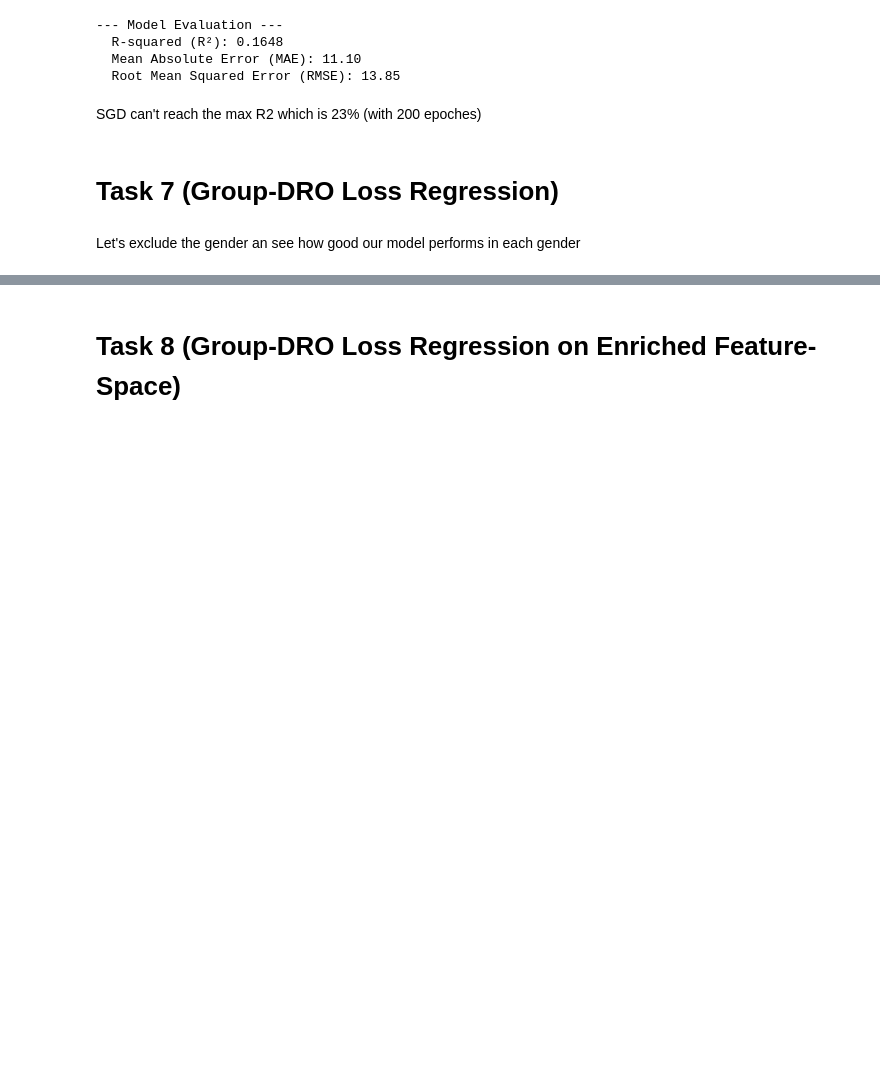
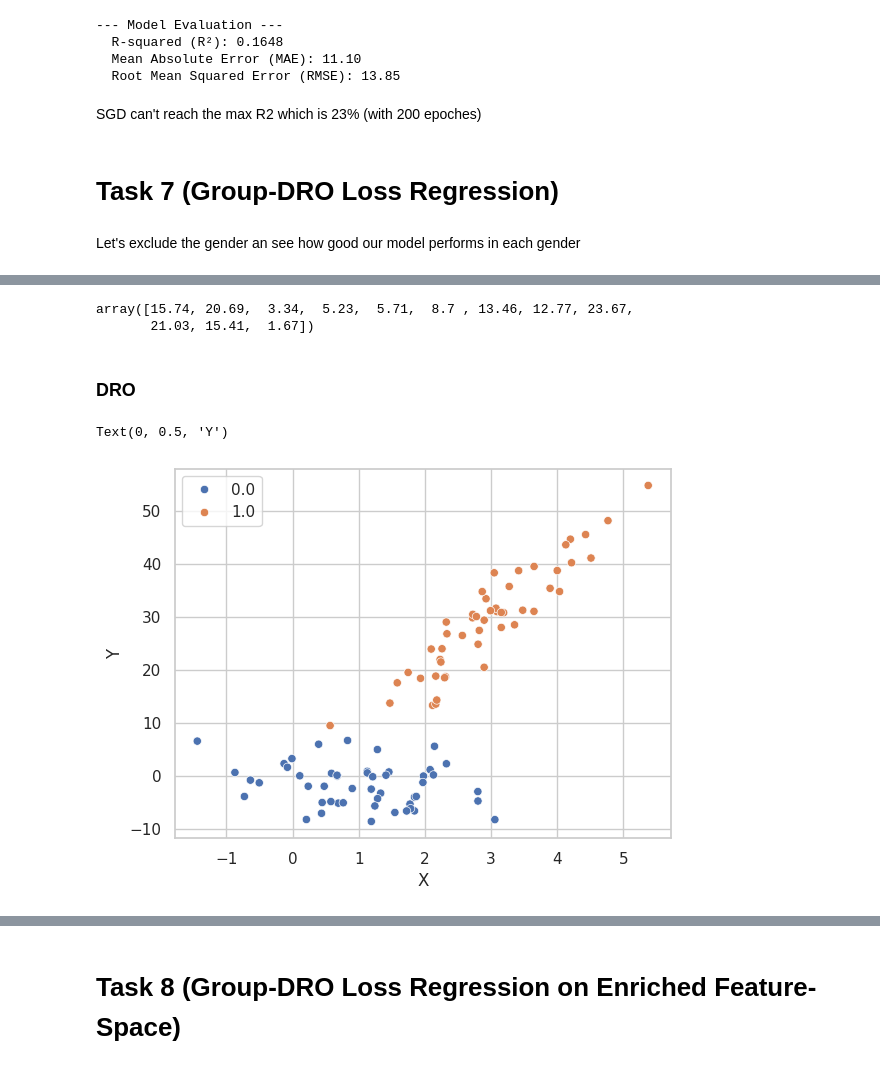
Before and after one commit to akp2003/Machine_Learning_Exercises, a Jupyter notebook: Adv_AI/P1/Project1.ipynb, the cells around one changed output, grey strips where cells are left out. Cells and saved outputs as stored; diff of their text form; code cells hidden in the pictures; blank space fills up the shorter version.

```diff
--- a/Adv_AI/P1/Project1.ipynb
+++ b/Adv_AI/P1/Project1.ipynb
@@ -954,0 +1081,20 @@ plt.plot([min_val, max_val], [min_val, max_val], 'r--', lw=2)
+# %%
+model_task3['regressor'].coef_.round(2)
+# %% [output]
+array([15.74, 20.69,  3.34,  5.23,  5.71,  8.7 , 13.46, 12.77, 23.67,
+       21.03, 15.41,  1.67])
+# %% [markdown]
+### DRO
+# %%
+rng = np.random.default_rng(2) # set seed
+n = 100
+beta1,beta2 = -2,10
+Xgen = np.matrix([[0]*(n//2) + [1]*(n//2),np.concat([rng.normal(1, size = n//2),rng.normal(3, size = n//2)])]).T
+ygen = np.concat([Xgen[:(n//2),1]*beta1,Xgen[(n//2):,1]*beta2]) + rng.normal(size = n,scale=4).reshape(-1,1)
+
+sns.scatterplot(x = np.array(Xgen.T.tolist()[1]),y = ygen.T.tolist()[0], hue = np.array(Xgen.T.tolist()[0]))
+plt.xlabel("X")
+plt.ylabel("Y")
+# %% [output]
+Text(0, 0.5, 'Y')
+[figure, added]
```
Also changed, not shown: parts of 42 cells of this notebook, 2 other files.
